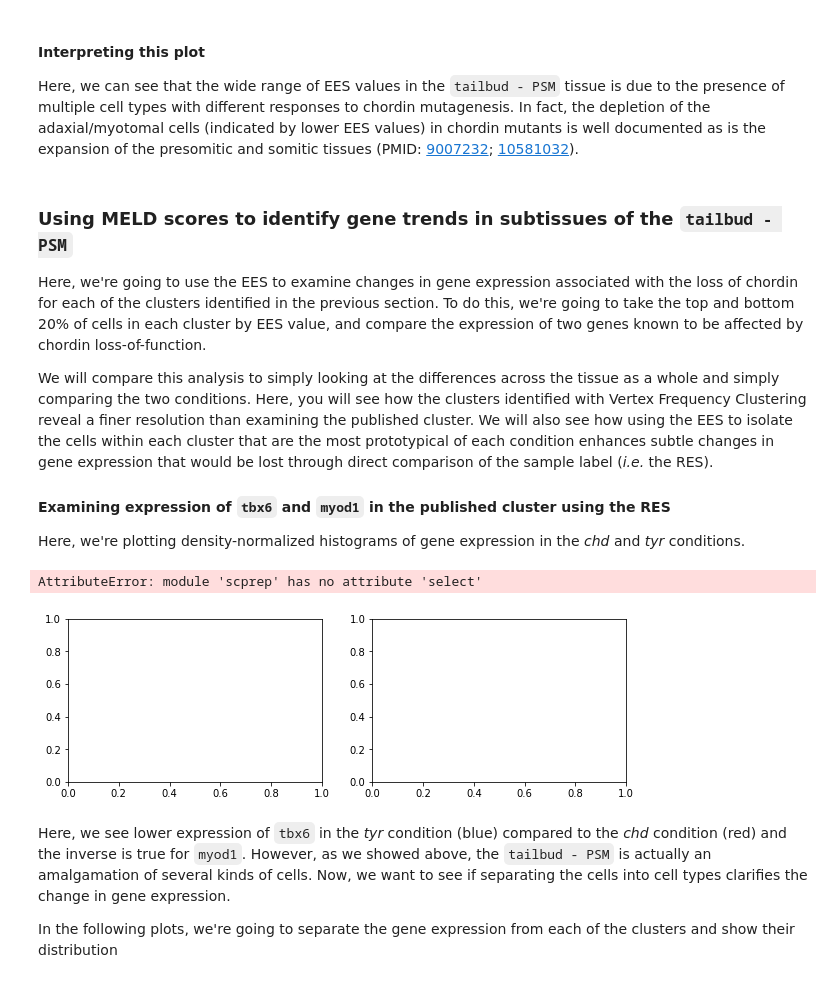
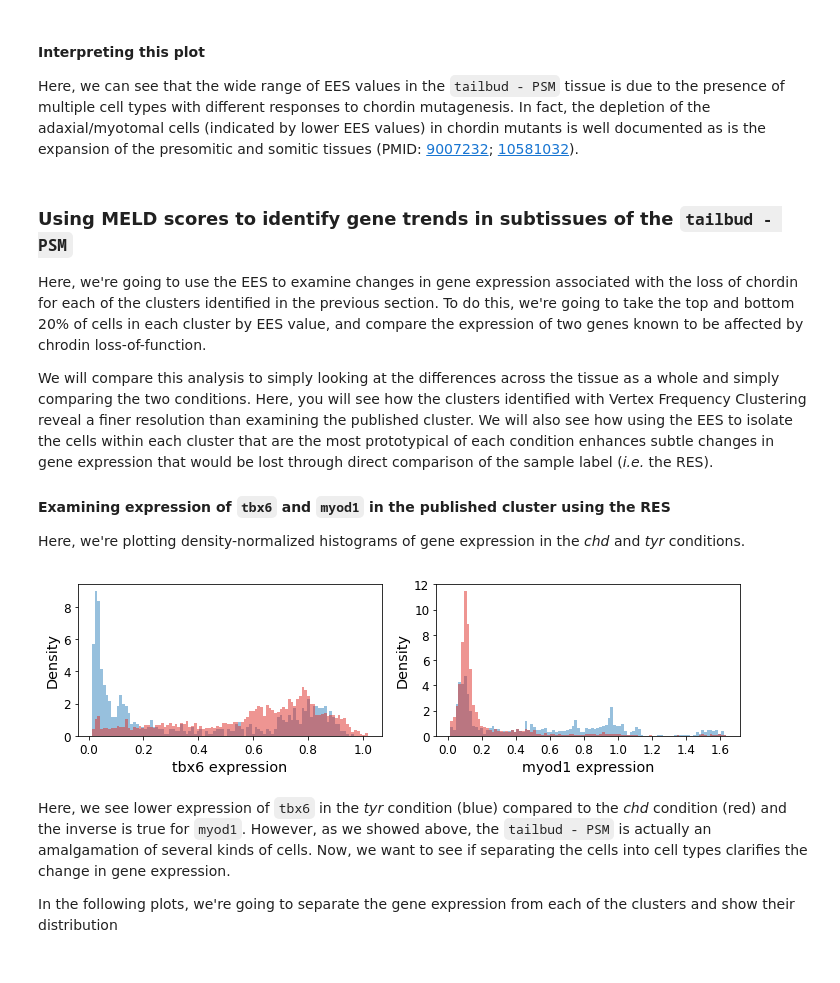
Before and after one commit to KrishnaswamyLab/MELD, a Jupyter notebook: notebooks/Wagner2018_Chordin_Cas9_Mutagenesis.ipynb, the cells around one changed output. Drawn from its saved outputs; the diff is of its cells as text; code cells hidden in the pictures.

```diff
--- a/notebooks/Wagner2018_Chordin_Cas9_Mutagenesis.ipynb
+++ b/notebooks/Wagner2018_Chordin_Cas9_Mutagenesis.ipynb
@@ -367,4 +333,6 @@ scprep.plot.scatter2d(data_phate, c=metadata['cluster'], cmap=cmocean.cm.phase,
 Examining this PHATE plot, we see observe a complex many-branched structure. We can see that each region or branch of the PHATE plot is enriched for various clusters. However, you may notice that there are some clusters that occupy several branches of the plot. This is one of the issues with clustering - it is not perfect and the diversity within each cluster may not be uniform across clusters.
 # %% [markdown]
 ## 4. Imputing gene expression using MAGIC
+# %%
+G.data = data_sq.values
 # %%
@@ -381,3 +353,5 @@ Calculated MAGIC in 34.22 seconds.
+# %%
+data_magic = np.linalg.matrix_power(G.diff_op.toarray(), 8) @ data_sq
 # %% [markdown]
 ## 3. Using MELD to learn an Enhanced Experimental Signal
 
@@ -510,11 +483,3 @@ Perfect. We now know that cluster 0 is Adaxial - Mature, cluster 1 is Adaxial -
 #### Assigning cluster names
 
 Now that we know what cell type is in each cluster, we can assign labels to each group.
-# %%
-cluster_names = np.empty_like(clusters, dtype=object)
-cluster_names[clusters == 0] = 'Adaxial - mature'
-cluster_names[clusters == 1] = 'Adaxial - immature'
-cluster_names[clusters == 2] = 'Somites'
-cluster_names[clusters == 3] = 'Presomitic mesoderm'
-metadata_psm = metadata_psm.assign(psm_cluster=cluster_names)
-metadata_psm.head()
@@ -526,0 +486,14 @@ psm_cluster_cmap = {'Adaxial - immature':  '#d7dfc0',
+# %%
+psm_labels = np.zeros(len(clusters), dtype=object)
+psm_labels[clusters == 0] = 'Adaxial - mature'
+psm_labels[clusters == 1] = 'Adaxial - immature'
+psm_labels[clusters == 2] = 'Somites'
+psm_labels[clusters == 3] = 'Presomitic mesoderm'
+
+metadata_psm['psm_cluster'] = psm_labels
+
+# Create colormap
+psm_cluster_cmap = {'Adaxial - immature':  [0.8423298817793848, 0.8737404427964184, 0.7524954030731037],
+                    'Adaxial - mature'  :  [0.4576142801317438, 0.7057950454122253, 0.5634791991994519],
+                    'Somites':             [0.25744332683867743, 0.42368146872794976, 0.5191691971789513],
+                    'Presomitic mesoderm': [0.17250549177124488, 0.11951843162770594, 0.24320155229883056]}
@@ -559,7 +540,7 @@ Here, we can see that the wide range of EES values in the `tailbud - PSM` tissue
 # %% [markdown]
 ### Using MELD scores to identify gene trends in subtissues of the `tailbud - PSM`
 
-Here, we're going to use the EES to examine changes in gene expression associated with the loss of chordin for each of the clusters identified in the previous section. To do this, we're going to take the top and bottom 20% of cells in each cluster by EES value, and compare the expression of two genes known to be affected by chordin loss-of-function.
+Here, we're going to use the EES to examine changes in gene expression associated with the loss of chordin for each of the clusters identified in the previous section. To do this, we're going to take the top and bottom 20% of cells in each cluster by EES value, and compare the expression of two genes known to be affected by chrodin loss-of-function.
 
 We will compare this analysis to simply looking at the differences across the tissue as a whole and simply comparing the two conditions. Here, you will see how the clusters identified with Vertex Frequency Clustering reveal a finer resolution than examining the published cluster. We will also see how using the EES to isolate the cells within each cluster that are the most prototypical of each condition enhances subtle changes in gene expression that would be lost through direct comparison of the sample label (*i.e.* the RES).
 
@@ -569,20 +550,24 @@ Here, we're plotting density-normalized histograms of gene expression in the *ch
 # %%
 fig, axes = plt.subplots(1, 2, figsize=(10,3))
 
 # Whole cluster, tyr only
-for gene, ax in zip(['tbx6', 'myod1'], axes):
-    expression = scprep.select.select_cols(data_magic_psm, idx=gene)
+for j, gene in enumerate(['tbx6', 'myod1']):
+    ax = axes[j]
+    expression_tyr = scprep.utils.select_rows(data_mg_psm, metadata_psm['RES'] == -1)
+    expression_chd = scprep.utils.select_rows(data_mg_psm, metadata_psm['RES'] == +1)
 
-    expression_tyr = scprep.select.select_rows(expression, idx=metadata_psm['RES'] == -1)
-    expression_chd = scprep.select.select_rows(expression, idx=metadata_psm['RES'] == +1)
+    exp_tyr_tbx6 = scprep.utils.select_cols(expression_tyr, idx=np.isin(data_sq.columns, gene))
+    exp_chd_tbx6 = scprep.utils.select_cols(expression_chd, idx=np.isin(data_sq.columns, gene))
 
-    scprep.plot.histogram([expression_tyr, expression_chd], ax=ax, bins=100,
-                          density=True, histtype='stepfilled', alpha=0.5, color=['#3182bd', '#de2d26'],
-                          xlabel='{} expression'.format(gene), ylabel='Density')
+    curr_data =np.vstack([exp_tyr_tbx6, exp_chd_tbx6])
+    curr_range = (np.min(curr_data), np.max(curr_data))
+    scprep.plot.histogram(exp_tyr_tbx6, ax=ax, log=False, range=curr_range, bins=100,
+                          density=True, alpha=0.5, color='#3182bd')
+    scprep.plot.histogram(exp_chd_tbx6, ax=ax, log=False, range=curr_range, bins=100,
+                          density=True, alpha=0.5, color='#de2d26', xlabel='{} expression'.format(gene), ylabel='Density')
 fig.tight_layout()
 # %% [output]
-AttributeError: module 'scprep' has no attribute 'select'
-[figure, old version]
+[figure, new version]
 # %% [markdown]
 Here, we see lower expression of `tbx6` in the *tyr* condition (blue) compared to the *chd* condition (red) and the inverse is true for `myod1`. However, as we showed above, the `tailbud - PSM` is actually an amalgamation of several kinds of cells. Now, we want to see if separating the cells into cell types clarifies the change in gene expression.
 
```
Also changed, not shown: parts of 70 cells of this notebook, 1 other file.
